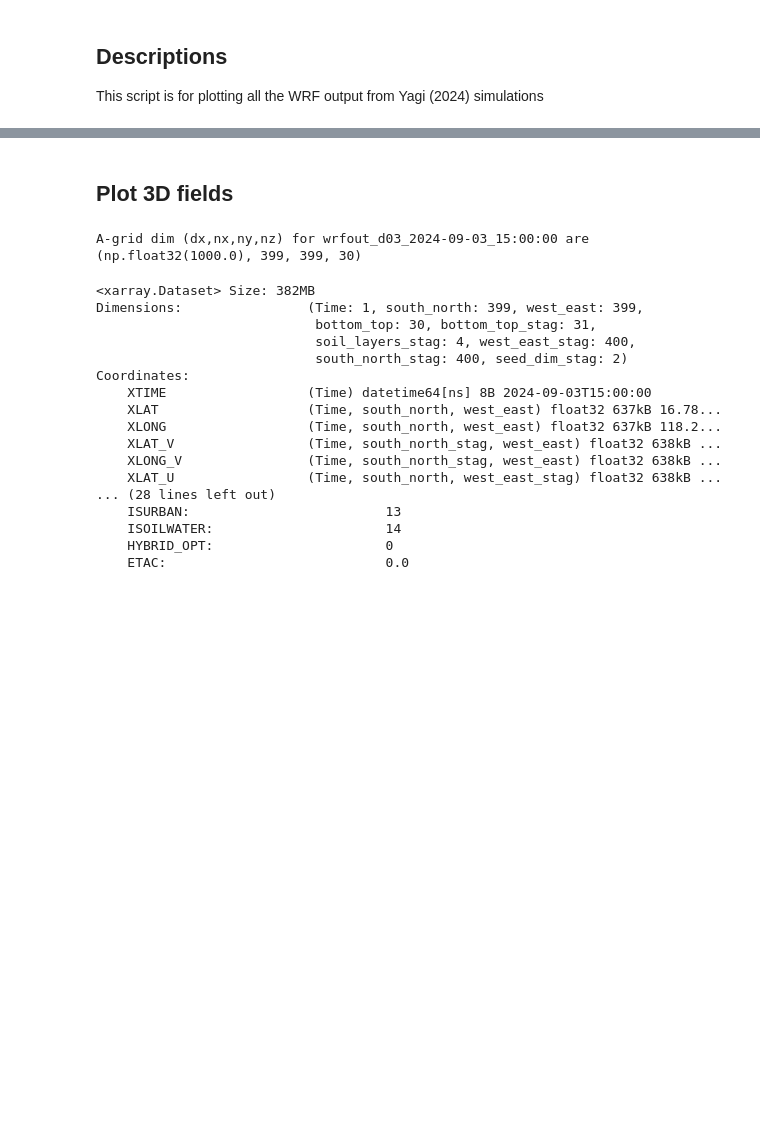
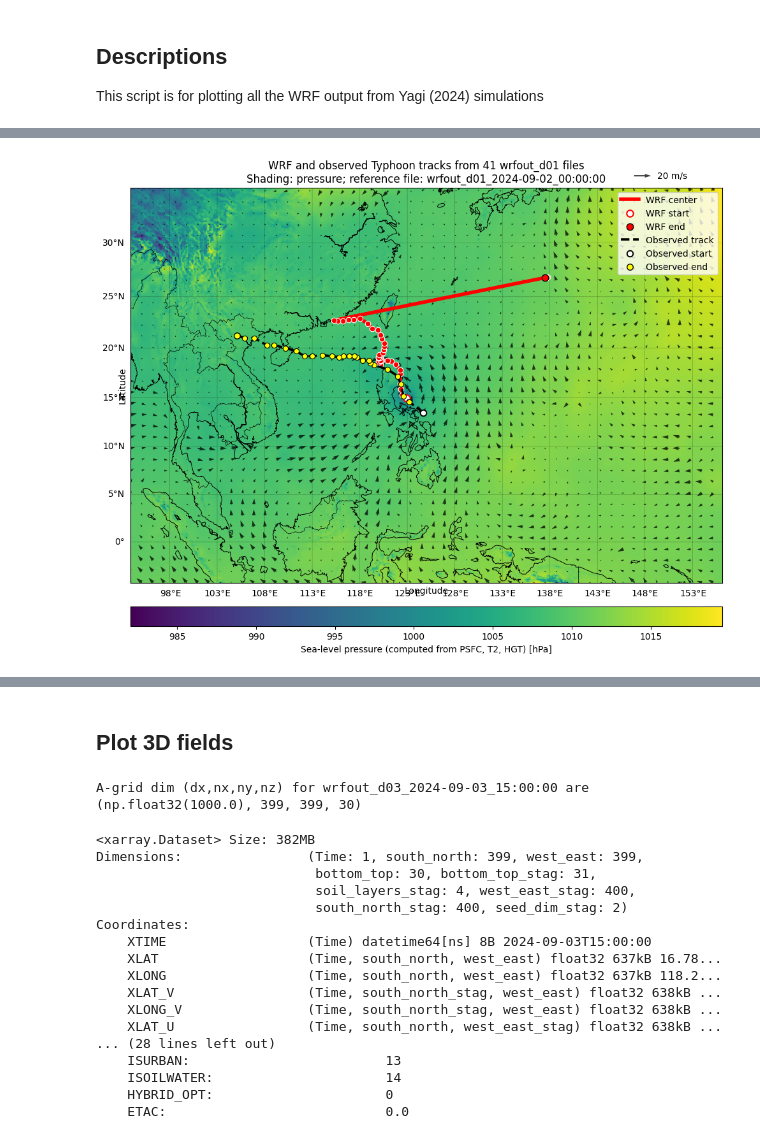
Before and after one commit to kieucq/diagnosePy, a Jupyter notebook: plotWRF_Yagi.ipynb, the cells around one changed output, grey strips where cells are left out. Drawn from its saved outputs; the diff is of its cells as text; code cells hidden in the pictures; blank space fills up the shorter version.

Commit message:
adding track, animation, and vertical cross section module modWRFWorkflow.py

```diff
--- a/plotWRF_Yagi.ipynb
+++ b/plotWRF_Yagi.ipynb
@@ -7,0 +45,63 @@ import importlib
+# %%
+importlib.reload(wf)
+files = sorted(Path(".").glob("wrfout_d01_*"))
+
+fig, track_rows, obs_rows = wf.plot_track(
+    files,
+    observed_track_file="bwp122024.dat",
+    shading_var="pressure",
+    target_pressure_hpa=750.0,
+    overlay_vectors=True,
+    model_track_color="red",
+    observed_track_color="black",
+    track_output_file="yagi_model_track.csv",
+    time_index=0,
+    shading_level_index=0,
+    vector_u_var="U10",
+    vector_v_var="V10",
+    vector_level_index=0,
+    center_agreement_km=100.0,
+    max_ocean_hgt_m=100.0,
+    max_center_jump_km_per_6h=50.0,
+    center_jump_reference_hours=6.0,
+    pressure_var_candidates=("SLP", "slp", "PMSL", "MSLP", "PSFC"),
+    landmask_var_candidates=("LANDMASK", "XLAND"),
+    shading_levels=None,
+    shading_level_count=24,
+    shading_percentiles=(1, 99),
+    shading_cmap_name="viridis",
+    shading_min_color=(0.95, 0.95, 1.0),
+    shading_max_color=(0.0, 0.15, 0.75),
+    shading_neg_color=(0.0, 0.0, 1.0),
+    shading_pos_color=(1.0, 0.0, 0.0),
+    model_track_marker_face="red",
+    model_track_marker_edge="white",
+    model_track_linewidth=4.0,
+    model_track_marker_size=38,
+    observed_track_marker_face="yellow",
+    observed_track_marker_edge=None,
+    observed_track_linewidth=2.6,
+    observed_track_marker_size=34,
+    observed_track_linestyle="--",
+    vector_skip=14,
+    vector_scale=700,
+    vector_width=0.0022,
+    vector_alpha=0.75,
+    vector_color="black",
+    vector_key=20,
+    xlabel_fontsize=None,
+    ylabel_fontsize=None,
+    xtick_fontsize=None,
+    ytick_fontsize=None,
+    x_tick_count=None,
+    y_tick_count=None,
+    map_resolution="l",
+    figsize=(10, 8),
+    include_track_in_map_extent=True,
+    map_margin_degrees=1.0,
+    track_slice=None,
+    diagnostics_output_file=None,
+    save_path=None,
+    return_data=True,
+)
+# %% [output]
@@ -7,0 +125 @@ import importlib
+[figure, added]
```
Also changed, not shown: parts of 4 cells of this notebook, 4 other files.
